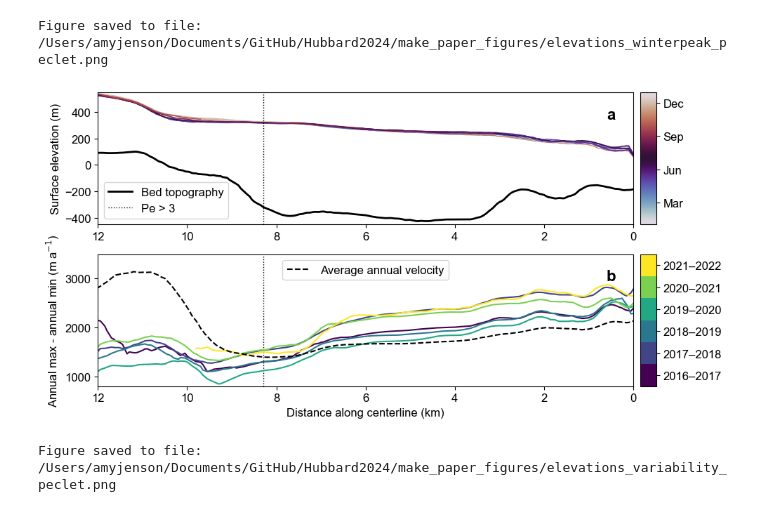
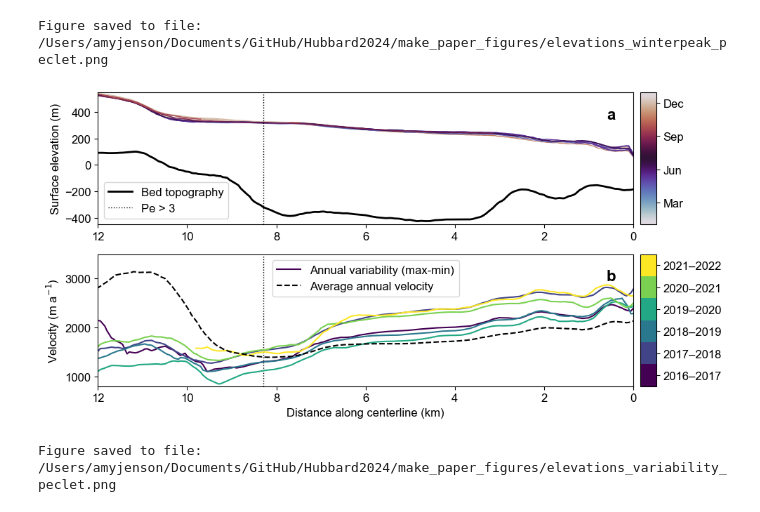
Before and after one commit to pohlan/Hubbard2024, a Jupyter notebook: make_paper_figures/surface_thickness_strength.ipynb, the cells around one changed output. Saved outputs shown, nothing was run; the diff lists cells and outputs as text; code cells hidden in the pictures.

```diff
--- a/make_paper_figures/surface_thickness_strength.ipynb
+++ b/make_paper_figures/surface_thickness_strength.ipynb
@@ -373,46 +373,47 @@ cmap = plt.cm.viridis
 colors=[]
 for i, year in enumerate(years[0:]):
     colors.append(cmap(i/(len(years)-1)))
-    ax[1].plot(np.divide(cl_dist, 1e3), strengths_cl[year], '-', color=colors[i])
+    ax[1].plot(np.divide(cl_dist, 1e3), strengths_cl[year], '-', color=colors[i], label='Annual variability (max-min)')
 ax[1].plot(np.divide(cl_dist, 1e3), avgs_cl.mean(axis=1), '--k', linewidth=lw+0.5, label='Average annual velocity')
-#ax[1].plot(np.divide(cl_dist, 1e3), avgs_mean, '-k', linewidth=lw+1, label='Average annual velocity')
-ax[1].legend(loc='upper center')
+handles, labels = ax[1].get_legend_handles_labels()
+#ax[1].legend(handles[:2], labels[:2], loc='upper center')
+ax[1].legend([handles[0], handles[-1]], [labels[0], labels[-1]], loc='upper center')
 ax[1].set_xlim(xlim)
 ax[1].set_ylim([800, 3500])
 ax[1].set_xlabel('Distance along centerline (km)')
-ax[1].set_ylabel('Annual max - annual min (m a$^{-1}$)')
+ax[1].set_ylabel('Velocity (m a$^{-1}$)')
 #ax[1].set_ylabel('Winter peak - annual min (m a$^{-1}$)')
 # Plot colorbar
 listed_cmap = matplotlib.colors.ListedColormap(colors)
 bounds = np.arange(len(colors) + 1)
 norm = matplotlib.colors.BoundaryNorm(bounds, listed_cmap.N)
 sm = matplotlib.cm.ScalarMappable(cmap=listed_cmap, norm=norm)
 divider3 = make_axes_locatable(ax[1])
 cax3 = divider3.append_axes("right", size="3%", pad=0.1)
 cbar = fig.colorbar(sm, cax=cax3, ticks=np.arange(len(colors)) + 0.5, orientation='vertical')
 cbar.ax.set_yticklabels([f'{year}–{year+1}' for year in years[0:]])  # Customize labels
 cbar.ax.tick_params(which='minor', length=0)
 
 ### Add panel labels, adjust axes
 labels = ['a', 'b']
 for i, axis in enumerate(ax):
     axis.text((axis.get_xlim()[1] - axis.get_xlim()[0]) * 0.95 + axis.get_xlim()[0],
               (axis.get_ylim()[1] - axis.get_ylim()[0]) * 0.8 + axis.get_ylim()[0],
               labels[i], fontweight='bold', fontsize=fontsize+4)
     axis.grid(True)
     # axis.axvline(weak_dist, color='k', linestyle='--', linewidth=1)
 
 plt.sca(ax[0])  # Set the current active axis to ax[0]
 plt.grid(False)
 plt.sca(ax[1])  # Set the current active axis to ax[0]
 plt.grid(False)
 fig.tight_layout()
 plt.show()
 
 # Save figure
 fig_fn = os.path.join(figures_out_path, 'elevations_variability_peclet.png')
 fig.savefig(fig_fn, dpi=600, bbox_inches='tight')
 print('Figure saved to file:', fig_fn)
 # %% [output]
-[figure, old version]
+[figure, new version]
 Figure saved to file: /Users/amyjenson/Documents/GitHub/Hubbard2024/make_paper_figures/elevations_variability_peclet.png
```
Also changed, not shown: parts of 3 cells of this notebook, 3 other files.
